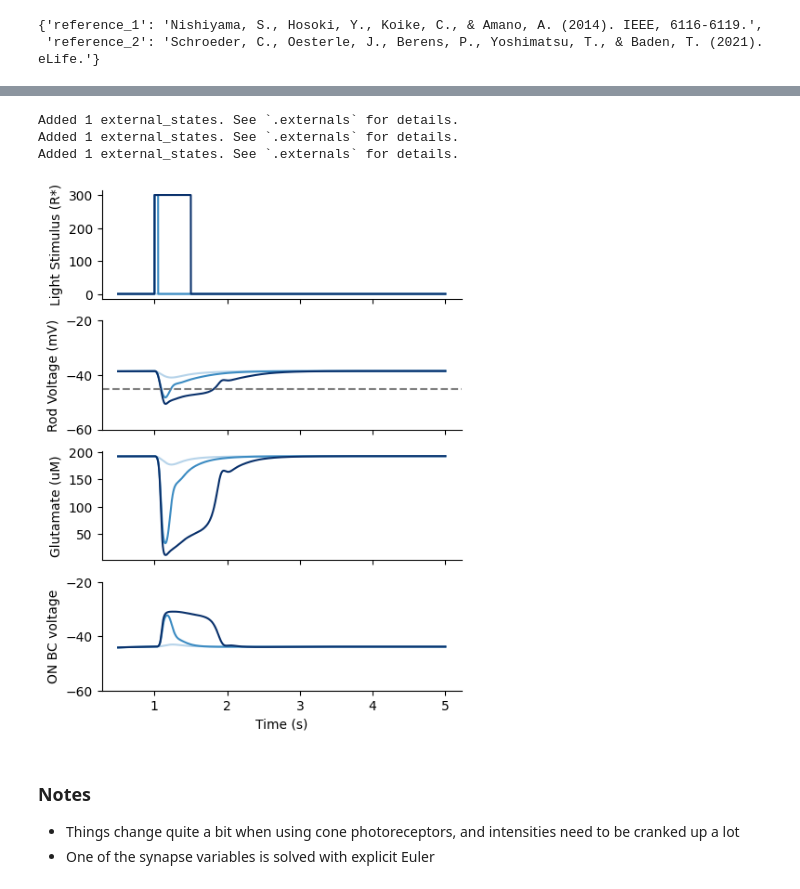
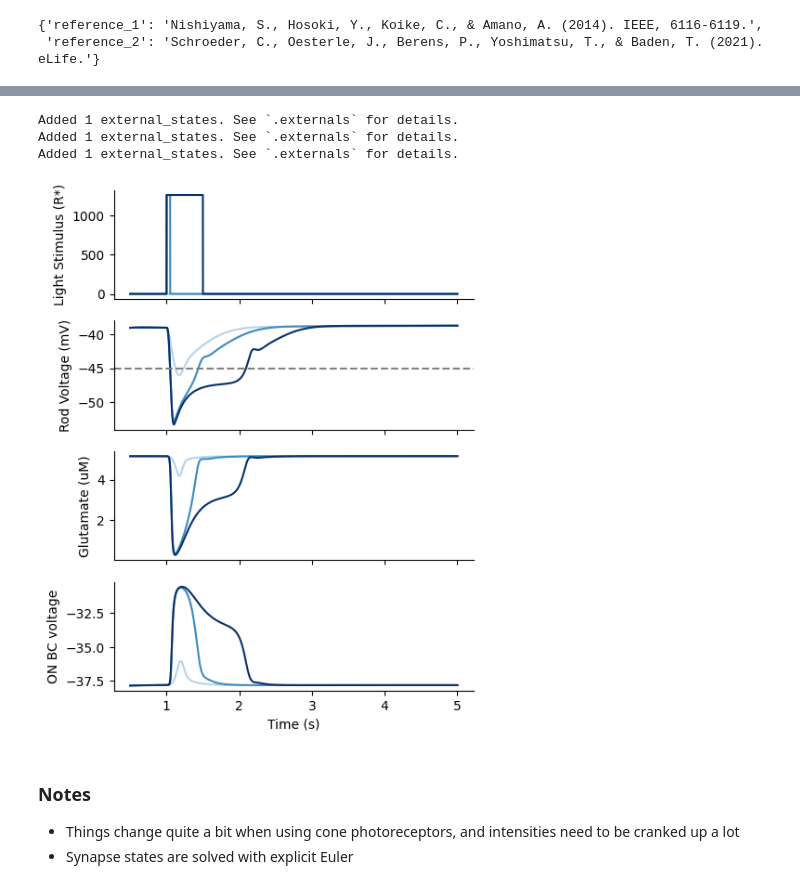
Before and after one commit to jaxleyverse/jaxley-mech, a Jupyter notebook: notebooks/synapses/ribbon_mGluR6.ipynb, the cells around one changed output, grey strips where cells are left out. Saved outputs shown, nothing was run; the diff lists cells and outputs as text; code cells hidden in the pictures.

Commit message:
Updated mGluR6 synapse and bumped version in toml file

```diff
--- a/notebooks/synapses/ribbon_mGluR6.ipynb
+++ b/notebooks/synapses/ribbon_mGluR6.ipynb
@@ -171,7 +169,7 @@ fig, ax = plt.subplots(4, 1, figsize=(5, 7), sharex=True)
 ramp_up = 500 # ms
 
 # Vary the light intensity
-intensities = [50, 100, 500, 1000]
+intensities = [0.6e3, 3.5e3, 19.1e3]
 colors = plt.cm.Blues(np.linspace(0.3, 1, len(intensities)))
 
 for n, i in enumerate(tqdm(intensities)):
@@ -193,7 +191,7 @@ for n, i in enumerate(tqdm(intensities)):
     network.delete_clamps("Phototransduction_Stim")
     network.cell(0).clamp("Phototransduction_Stim", Jhv)
 
-    v = jx.integrate(network, t_max=total_time, delta_t=dt, solver="fwd_euler")
+    v = jx.integrate(network, t_max=total_time, delta_t=dt, solver="bwd_euler")
 
     # Stimulus
     ax[0].plot(time, Jhv[int(ramp_up/dt):], color=colors[n])
@@ -211,14 +209,12 @@ for n, i in enumerate(tqdm(intensities)):
 # Formatting
 ax[1].axhline(Vhalf, color="gray", linestyle="--")
 ax[1].set_yticks(np.arange(-60, 0, step=20))
-ax[3].set_yticks(np.arange(-60, 0, step=20))
 
-ax[0].set_ylabel("Light Stimulus (R*)")
-ax[1].set_ylabel("Rod Voltage (mV)")
-ax[2].set_ylabel("Glutamate (uM)")
-ax[3].set_ylabel("ON BC voltage")
+ax[0].set_ylabel("Light stimulus (R*)")
+ax[1].set_ylabel("Rod voltage (mV)")
+ax[2].set_ylabel("Glutamate \n (num vesicles)")
+ax[3].set_ylabel("ON BC voltage (mV)")
 ax[3].set_xlabel("Time (s)")
-#ax[3].set_ylim(0, 10)
 
 sns.despine();
 # %% [output]
@@ -240,7 +235,7 @@ colors = plt.cm.Blues(np.linspace(0.3, 1, len(durations)))
 for n, d in enumerate(tqdm(durations)):
     # Design stimulus
     background_intensity = 0
-    intensity = 300
+    intensity = 12.6e2
     pre_light_time = 1000  # ms
     light_on_time = d  # ms
     total_time = pre_light_time + 4000 # ms
@@ -255,43 +250,39 @@ for n, d in enumerate(tqdm(durations)):
     # Clamp the phototransduction current
     network.delete_clamps("Phototransduction_Stim")
     network.cell(0).clamp("Phototransduction_Stim", Jhv)
 
-    v = jx.integrate(network, t_max=total_time, delta_t=dt, solver="fwd_euler")
+    v = jx.integrate(network, t_max=total_time, delta_t=dt, solver="bwd_euler")
 
     # Stimulus
     ax[0].plot(time, Jhv[int(ramp_up/dt):], color=colors[n])
 
     # Presynaptic voltage
     ax[1].plot(time, v[0, int(ramp_up/dt):-1], color=colors[n])
 
     # Plot the glutamate
     ax[2].plot(time, v[2, int(ramp_up/dt):-1], color=colors[n])
 
     # Postsynaptic voltage
     ax[3].plot(time, v[1, int(ramp_up/dt):-1], color=colors[n])
 
 # Formatting
 ax[1].axhline(Vhalf, color="gray", linestyle="--")
-ax[1].set_yticks(np.arange(-60, 0, step=20))
-ax[3].set_yticks(np.arange(-60, 0, step=20))
-
 ax[0].set_ylabel("Light Stimulus (R*)")
 ax[1].set_ylabel("Rod Voltage (mV)")
 ax[2].set_ylabel("Glutamate (uM)")
 ax[3].set_ylabel("ON BC voltage")
 ax[3].set_xlabel("Time (s)")
-#ax[3].set_ylim(0, 10)
 
 sns.despine();
 # %% [output]
 Added 1 external_states. See `.externals` for details.
 Added 1 external_states. See `.externals` for details.
 Added 1 external_states. See `.externals` for details.
-[figure, old version]
+[figure, new version]
 # %% [markdown]
 ### Notes
 - Things change quite a bit when using cone photoreceptors, and intensities need to be cranked up a lot
-- One of the synapse variables is solved with explicit Euler
+- Synapse states are solved with explicit Euler
 # %%
 %load_ext watermark
 %watermark --time --date --timezone --updated --python --iversions --watermark -p jaxley_mech
```
Also changed, not shown: parts of 4 cells of this notebook, 3 other files.
